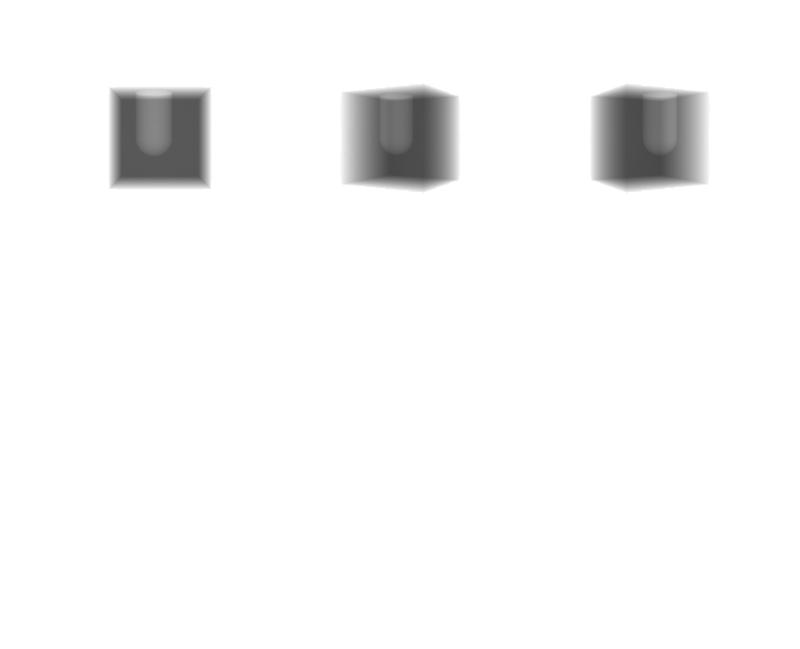
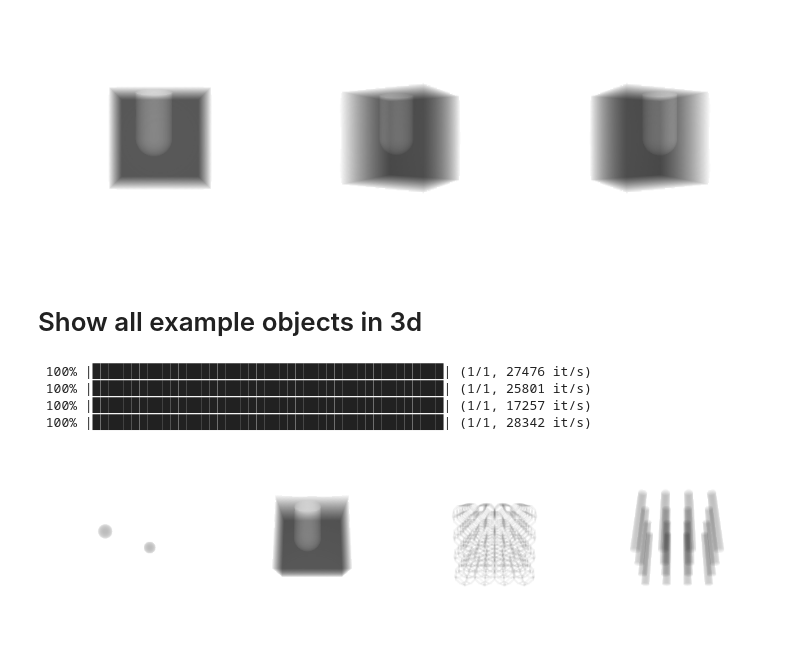
Before and after one commit to igrega348/xray_projection_render, a Jupyter notebook: examples/demo.ipynb, the cells around one changed output. Drawn from its saved outputs; the diff is of its cells as text; code cells hidden in the pictures; blank space fills up the shorter version.

```diff
--- a/examples/demo.ipynb
+++ b/examples/demo.ipynb
@@ -53,3 +59,19 @@ dst.paste(Image.open('./images/image_002.png'), (600, 0))
 display(dst)
 # %% [output]
 [figure]
+# %% [markdown]
+# Show all example objects in 3d
+# %%
+objs = ['balls.json','box_w_pped.yaml','cube_w_hole.yaml','lattice.yaml','pillar_array.json']
+dst = Image.new('L', (len(objs)*300, 300))
+for i,obj in enumerate(objs):
+    fpattern = f"{obj.split('.')[0]}_%03d.png"
+    !./xray_projection_render_linux-amd64 --input {obj} --resolution 300 --fname_pattern {fpattern} --out_of_plane
+    dst.paste(Image.open('./images/' + fpattern%0), (i*300, 0))
+display(dst)
+# %% [output]
+ 100% |█████████████████████████████████████████████| (1/1, 27476 it/s)
+ 100% |█████████████████████████████████████████████| (1/1, 25801 it/s)
+ 100% |█████████████████████████████████████████████| (1/1, 17257 it/s)
+ 100% |█████████████████████████████████████████████| (1/1, 28342 it/s)
+[figure, added]
```
Also changed, not shown: parts of 3 cells of this notebook.
